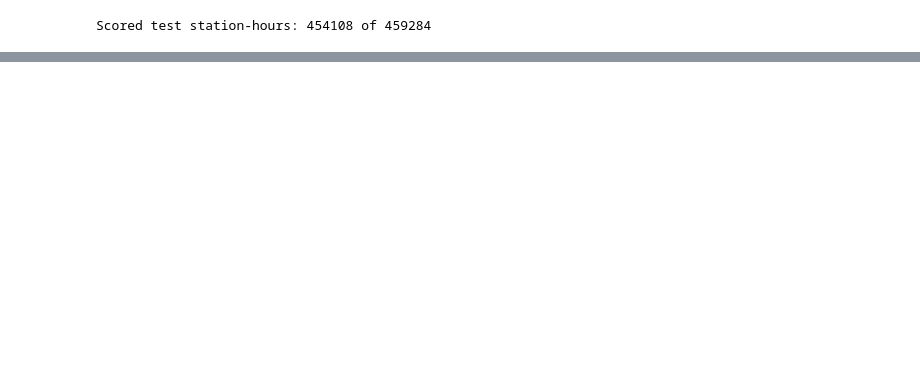
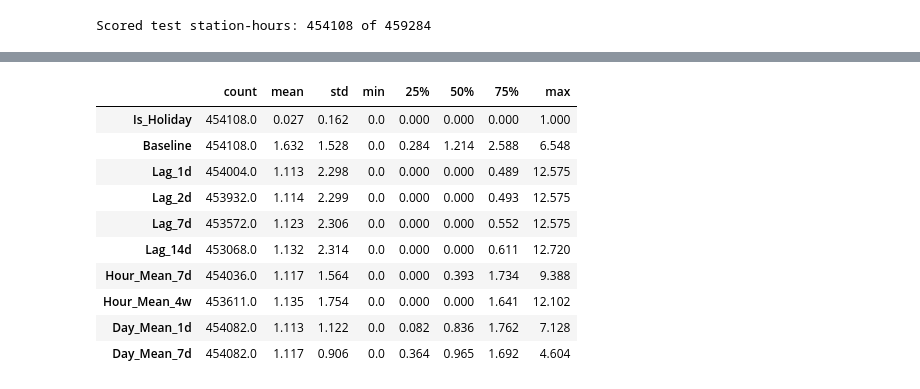
Before and after one commit to dumitritamacarenco/Introduction-to-Business-Analytics---Project-, a Jupyter notebook: task2_prediction.ipynb, the cells around one changed output, grey strips where cells are left out. Drawn from its saved outputs; the diff is of its cells as text; code cells hidden in the pictures; blank space fills up the shorter version.

```diff
--- a/task2_prediction.ipynb
+++ b/task2_prediction.ipynb
@@ -49,21 +88,24 @@ The data is not shuffled. We take the day before which 70% of all in-service sta
 # %%
-in_service = panel.dropna(subset=["Energy (kWh)"])
-CUTOFF = in_service["Date"].quantile(0.70).normalize()
+in_service = panel.dropna(subset=[TARGET])
+CUTOFF = in_service["Date"].quantile(0.70).normalize()  # the first test day
 
 train = panel[panel["Date"] < CUTOFF].copy()
 test = panel[panel["Date"] >= CUTOFF].copy()
 
-n_train, n_test = train["Energy (kWh)"].notna().sum(), test["Energy (kWh)"].notna().sum()
+n_train = train[TARGET].notna().sum()
+n_test = test[TARGET].notna().sum()
+train_share = n_train / (n_train + n_test)
+
 print("Cut-off day (first test day):", CUTOFF.date())
-print(f"Train: {train['Date'].min().date()} to {train['Date'].max().date()}, {n_train} station-hours ({n_train / (n_train + n_test):.1%})")
-print(f"Test : {test['Date'].min().date()} to {test['Date'].max().date()}, {n_test} station-hours ({n_test / (n_train + n_test):.1%})")
+print(f"Train: {train['Date'].min().date()} to {train['Date'].max().date()}, {n_train} station-hours ({train_share:.1%})")
+print(f"Test : {test['Date'].min().date()} to {test['Date'].max().date()}, {n_test} station-hours ({1 - train_share:.1%})")
 
 new_stations = sorted(set(test["Station Name"]) - set(train["Station Name"]))
 print(f"Stations in test with no training history: {len(new_stations)}")
 print(new_stations)
 
 assert train["Date"].max() < CUTOFF <= test["Date"].min()
-assert abs(n_train / (n_train + n_test) - 0.70) < 0.01
+assert abs(train_share - 0.70) < 0.01
 # %% [output]
 Cut-off day (first test day): 2019-04-23
 Train: 2011-07-29 to 2019-04-22, 1062214 station-hours (70.0%)
@@ -227 +207,86 @@ display(features.loc[scored.index, FEATURES].describe().T.round(3))
+# %%
+def energy_same_hour(table, hourly_energy, days_ago):
+    """Energy at the same station and clock hour, `days_ago` days before each row (empty if unknown)."""
+    wanted = pd.MultiIndex.from_arrays([table["Station Name"], table["Date"] - days_ago * ONE_DAY, table["Hour_Of_Day"]])
+    return hourly_energy.reindex(wanted).to_numpy()
+
+
+def energy_whole_day(table, daily_energy, days_ago):
+    """The station's average hourly energy on the day `days_ago` days before each row (empty if unknown)."""
+    wanted = pd.MultiIndex.from_arrays([table["Station Name"], table["Date"] - days_ago * ONE_DAY])
+    return daily_energy.reindex(wanted).to_numpy()
+
+
+def build_features(panel, profile):
+    table = panel[["Station Name", "Hour", "Date", "Hour_Of_Day", "Weekday", TARGET]].copy()
+
+    # Two lookup tables: energy per station, day and clock hour, and average hourly energy per station and day.
+    # Averaging per clock hour also takes care of the hour that occurs twice when the clocks go back.
+    hourly_energy = table.groupby(["Station Name", "Date", "Hour_Of_Day"])[TARGET].mean()
+    daily_energy = table.groupby(["Station Name", "Date"])[TARGET].mean()
+
+    # The same clock hour on earlier days
+    same_hour = pd.DataFrame(index=table.index)
+    for days_ago in [1, 2, 3, 4, 5, 6, 7, 14, 21, 28]:
+        same_hour[days_ago] = energy_same_hour(table, hourly_energy, days_ago)
+
+    table["Lag_1d"] = same_hour[1]
+    table["Lag_2d"] = same_hour[2]
+    table["Lag_7d"] = same_hour[7]
+    table["Lag_14d"] = same_hour[14]
+    table["Hour_Mean_7d"] = same_hour[[1, 2, 3, 4, 5, 6, 7]].mean(axis=1)  # this hour, last 7 days
+    table["Hour_Mean_4w"] = same_hour[[7, 14, 21, 28]].mean(axis=1)        # this hour, last 4 same weekdays
+
+    # The station's overall level on earlier days
+    whole_day = pd.DataFrame(index=table.index)
+    for days_ago in [1, 2, 3, 4, 5, 6, 7]:
+        whole_day[days_ago] = energy_whole_day(table, daily_energy, days_ago)
+
+    table["Day_Mean_1d"] = whole_day[1]
+    table["Day_Mean_7d"] = whole_day.mean(axis=1)
+
+    # Calendar
+    holidays = USFederalHolidayCalendar().holidays(table["Date"].min(), table["Date"].max())
+    table["Month"] = table["Date"].dt.month
+    table["Is_Holiday"] = table["Date"].isin(holidays).astype(int)
+
+    # The baseline's prediction for this station, weekday and hour (from the training set only)
+    table = table.join(profile, on=BASELINE_KEYS)
+
+    table["Station"] = table["Station Name"].astype("category")
+    return table
+
+
+CATEGORY_FEATURES = ["Station", "Hour_Of_Day", "Weekday", "Month"]
+NUMBER_FEATURES = ["Is_Holiday", "Baseline", "Lag_1d", "Lag_2d", "Lag_7d", "Lag_14d",
+                   "Hour_Mean_7d", "Hour_Mean_4w", "Day_Mean_1d", "Day_Mean_7d"]
+FEATURES = CATEGORY_FEATURES + NUMBER_FEATURES
+
+features = build_features(panel, profile)
+
+# Check: no feature looks into the target day. Lag_1d must equal the same station and clock hour one day earlier.
+example = features.loc[scored.index[5000]]
+day_before = panel[
+    (panel["Station Name"] == example["Station Name"])
+    & (panel["Date"] == example["Date"] - ONE_DAY)
+    & (panel["Hour_Of_Day"] == example["Hour_Of_Day"])
+]
+assert np.isclose(example["Lag_1d"], day_before[TARGET].mean(), equal_nan=True)
+
+# Check: the baseline feature is the same baseline we score against
+assert np.allclose(features.loc[scored.index, "Baseline"], scored["Baseline"])
+
+display(features.loc[scored.index, NUMBER_FEATURES].describe().T.round(3))
+# %% [output]
+|  | count | mean | std | min | 25% | 50% | 75% | max |
+| Is_Holiday | 454108.0 | 0.027 | 0.162 | 0.0 | 0.000 | 0.000 | 0.000 | 1.000 |
+| Baseline | 454108.0 | 1.632 | 1.528 | 0.0 | 0.284 | 1.214 | 2.588 | 6.548 |
+| Lag_1d | 454004.0 | 1.113 | 2.298 | 0.0 | 0.000 | 0.000 | 0.489 | 12.575 |
+| Lag_2d | 453932.0 | 1.114 | 2.299 | 0.0 | 0.000 | 0.000 | 0.493 | 12.575 |
+| Lag_7d | 453572.0 | 1.123 | 2.306 | 0.0 | 0.000 | 0.000 | 0.552 | 12.575 |
+| Lag_14d | 453068.0 | 1.132 | 2.314 | 0.0 | 0.000 | 0.000 | 0.611 | 12.720 |
+| Hour_Mean_7d | 454036.0 | 1.117 | 1.564 | 0.0 | 0.000 | 0.393 | 1.734 | 9.388 |
+| Hour_Mean_4w | 453611.0 | 1.135 | 1.754 | 0.0 | 0.000 | 0.000 | 1.641 | 12.102 |
+| Day_Mean_1d | 454082.0 | 1.113 | 1.122 | 0.0 | 0.082 | 0.836 | 1.762 | 7.128 |
+| Day_Mean_7d | 454082.0 | 1.117 | 0.906 | 0.0 | 0.364 | 0.965 | 1.692 | 4.604 |
 # %% [markdown]
```
Also changed, not shown: parts of 28 cells of this notebook.
